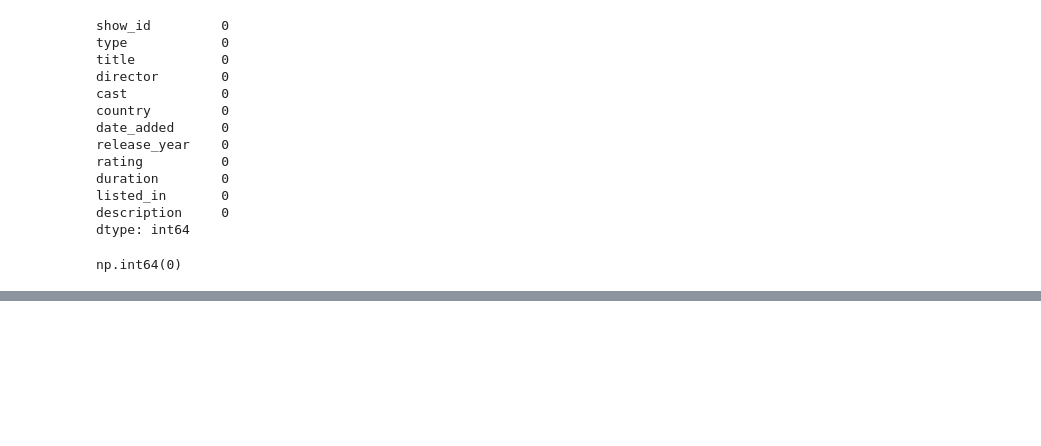
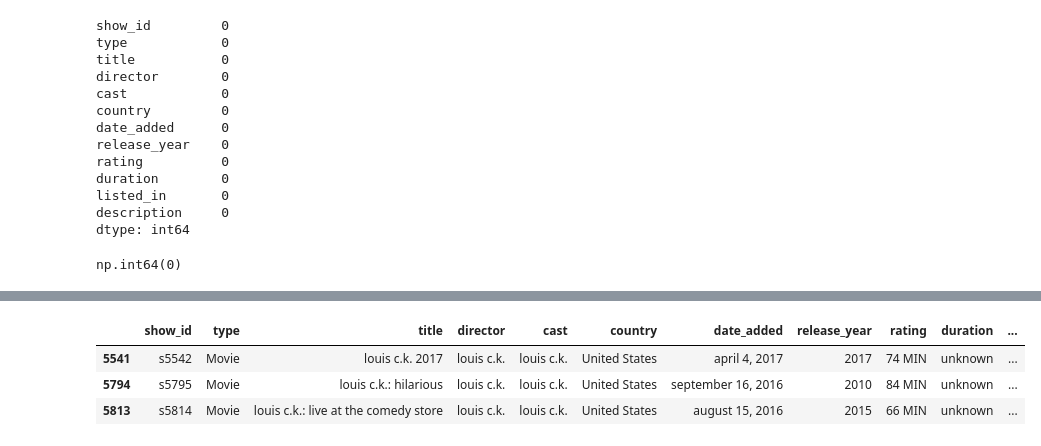
Before and after one commit to springboardmentor345a-create/Netflix-Content-Strat, a Jupyter notebook: week-2-task.ipynb, the cells around one changed output, grey strips where cells are left out. Drawn from its saved outputs; the diff is of its cells as text; code cells hidden in the pictures; blank space fills up the shorter version.

```diff
--- a/week-2-task.ipynb
+++ b/week-2-task.ipynb
@@ -162,0 +175,11 @@ np.int64(0)
+# %%
+df = df.fillna("unknown")
+# %%
+for col in df.select_dtypes(include='object').columns:
+    df[col] = df[col].str.strip()
+# %%
+df['type'] = df['type'].str.title()
+df['country'] = df['country'].str.title()
+df['rating'] = df['rating'].str.upper()
+# %%
+df['listed_in'] = df['listed_in'].apply(lambda x: [i.strip() for i in x.split(',')])
@@ -162,0 +209,7 @@ np.int64(0)
+# %%
+df[df['rating'].str.contains('MIN')]
+# %% [output]
+|  | show_id | type | title | director | cast | country | date_added | release_year | rating | duration | ... |
+| 5541 | s5542 | Movie | louis c.k. 2017 | louis c.k. | louis c.k. | United States | april 4, 2017 | 2017 | 74 MIN | unknown | ... |
+| 5794 | s5795 | Movie | louis c.k.: hilarious | louis c.k. | louis c.k. | United States | september 16, 2016 | 2010 | 84 MIN | unknown | ... |
+| 5813 | s5814 | Movie | louis c.k.: live at the comedy store | louis c.k. | louis c.k. | United States | august 15, 2016 | 2015 | 66 MIN | unknown | ... |
```
Also changed, not shown: parts of 15 cells of this notebook.
